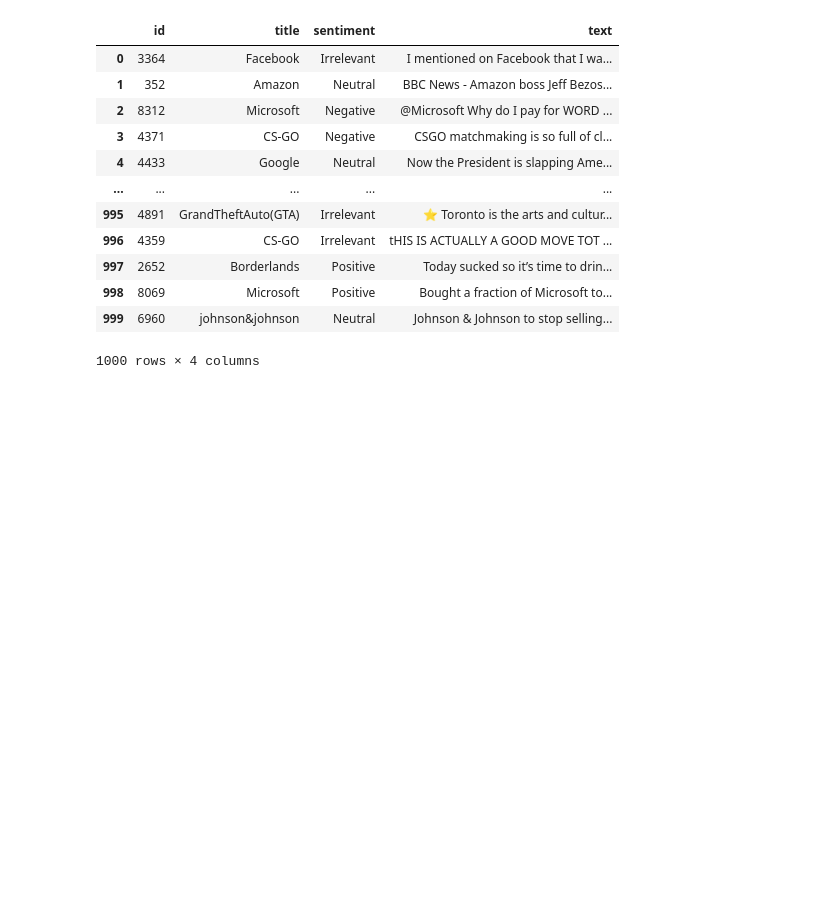
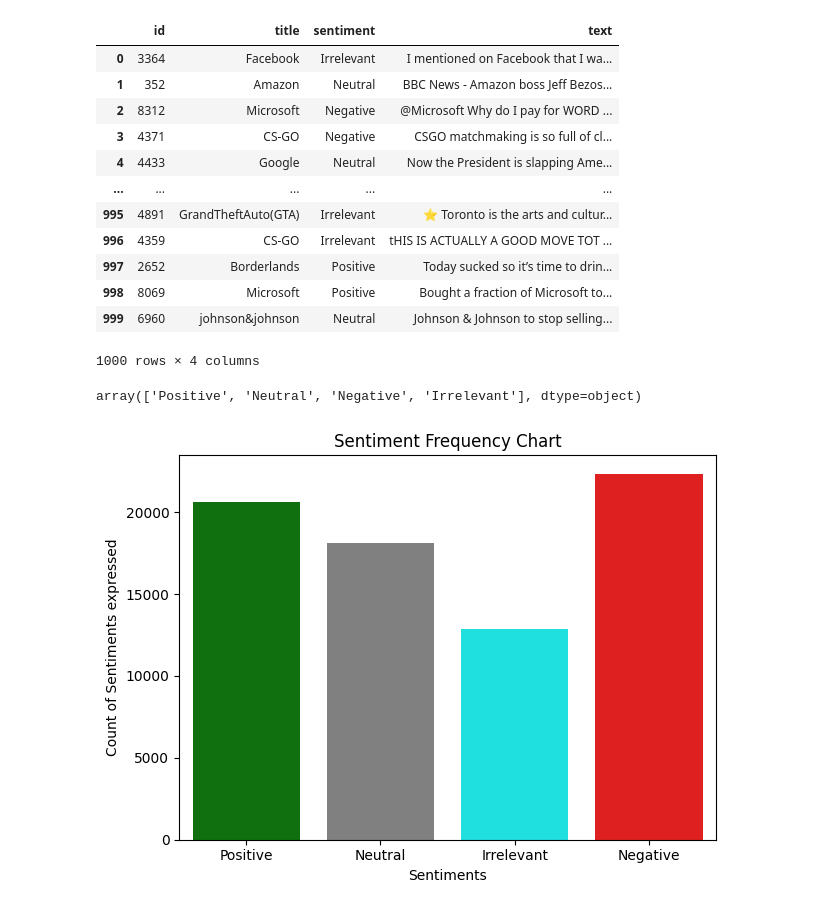
Before and after one commit to namitabagri/Text-Sentiment-Classifier, a Jupyter notebook: main.ipynb, the cells around one changed output. Drawn from its saved outputs; the diff is of its cells as text; code cells hidden in the pictures; blank space fills up the shorter version.

Commit message:
Visualized sentiment count in train dataframe

```diff
--- a/main.ipynb
+++ b/main.ipynb
@@ -68,3 +70,21 @@ val_df
 | 998 | 8069 | Microsoft | Positive | Bought a fraction of Microsoft to... |
 | 999 | 6960 | johnson&johnson | Neutral | Johnson & Johnson to stop selling... |
 1000 rows × 4 columns
+# %%
+train_df['sentiment'].unique()
+# %% [output]
+array(['Positive', 'Neutral', 'Negative', 'Irrelevant'], dtype=object)
+# %%
+color = {'Positive':'Green', 'Neutral':'Grey', 'Irrelevant':'Cyan','Negative':'Red'}
+sns.countplot(x='sentiment', data=train_df
+              , order=['Positive','Neutral','Irrelevant','Negative']
+              ,hue='sentiment'
+              ,legend=False
+              ,palette=color)
+plt.xlabel('Sentiments')
+plt.ylabel('Count of Sentiments expressed')
+plt.title('Sentiment Frequency Chart')
+plt.tight_layout()
+plt.show()
+# %% [output]
+[figure, added]
```
Also changed, not shown: parts of 5 cells of this notebook.
